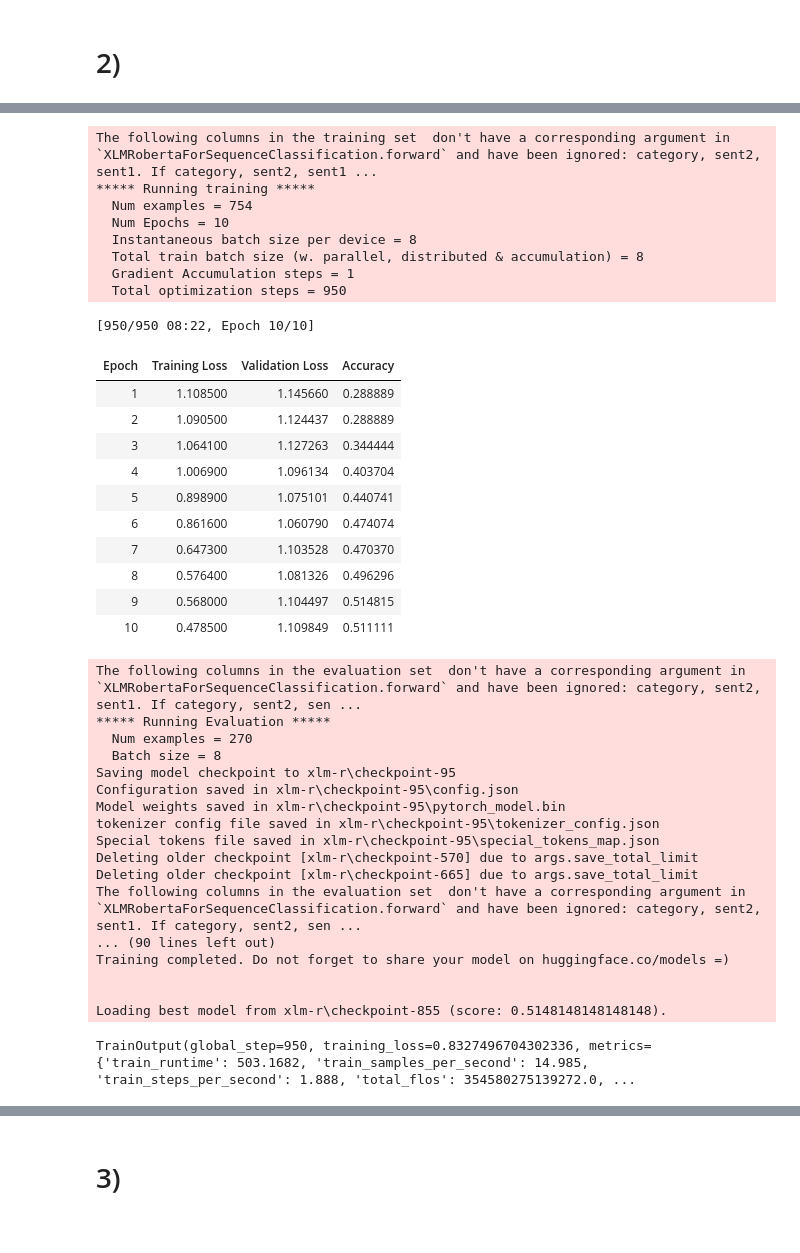
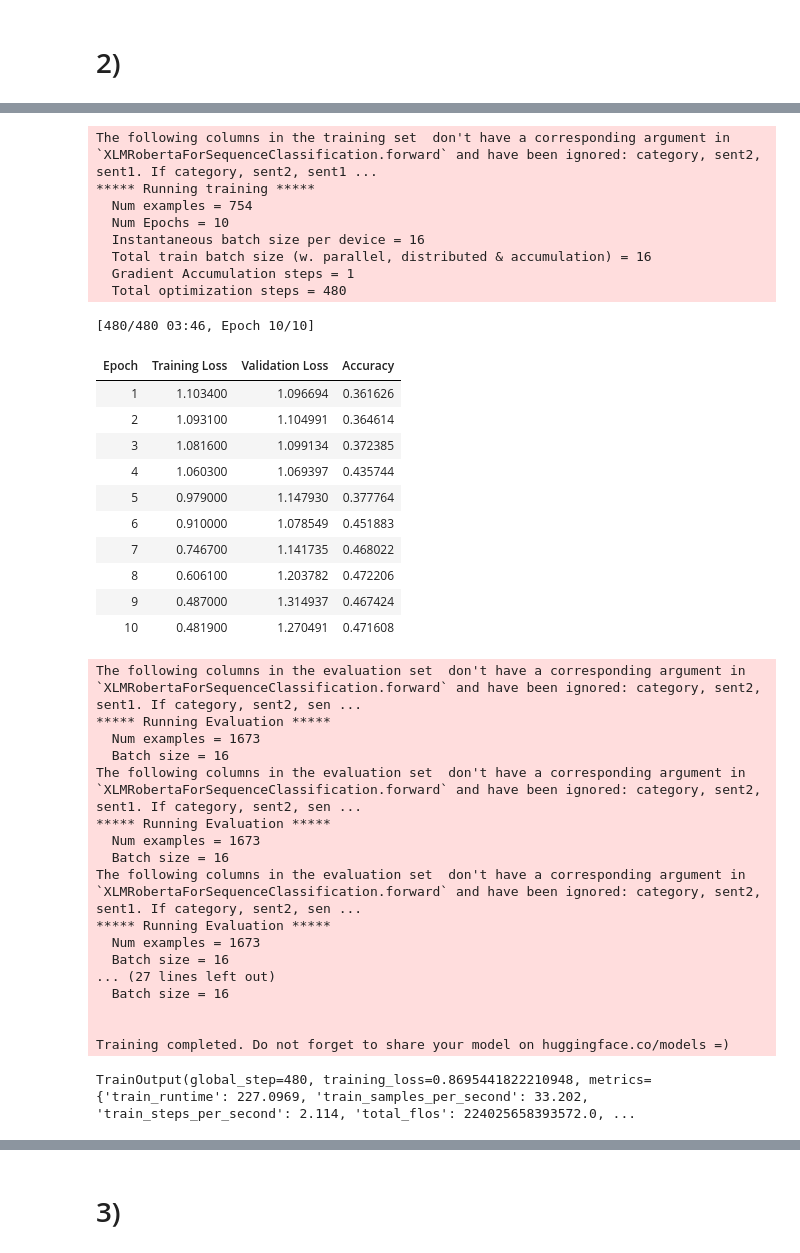
Before and after one commit to mohsenfayyaz/nlp-course-ut, a Jupyter notebook: CA4_Transformers/1_NLI.ipynb, the cells around one changed output, grey strips where cells are left out. Drawn from its saved outputs; the diff is of its cells as text; code cells hidden in the pictures.

```diff
--- a/CA4_Transformers/1_NLI.ipynb
+++ b/CA4_Transformers/1_NLI.ipynb
@@ -97,7 +115,7 @@ def compute_metrics(eval_pred):
 
 str_to_int = {"e": 0, "n": 1, "c": 2}
 def tokenize_function(examples):
-    tokenized_batch = tokenizer(examples["sent1"], examples["sent2"], truncation=True)
+    tokenized_batch = tokenizer(examples["sent1"], examples["sent2"], truncation=True, max_length=128)
     tokenized_batch["label"] = [str_to_int[label] for label in examples["label"]]
     return tokenized_batch
 
@@ -124,65 +141,69 @@ DatasetDict({
 # %%
 training_args = TrainingArguments(
-    output_dir="xlm-r",
+    output_dir="q1_xlm-r",
     evaluation_strategy="epoch",
     save_strategy = "epoch",
     logging_steps = 20,
-    learning_rate=1e-5,
+    learning_rate=2e-5,
     num_train_epochs=10,
-    per_device_train_batch_size=8,
-    per_device_eval_batch_size=8,
+    per_device_train_batch_size=16,
+    per_device_eval_batch_size=16,
+    warmup_steps=100,
     load_best_model_at_end=True,
+    weight_decay=0.001,
     save_total_limit = 1,
-    metric_for_best_model="accuracy"
+    metric_for_best_model="accuracy",
+    group_by_length = True,
+    seed=0
 )
 trainer = Trainer(
     model=model,
     args=training_args,
     train_dataset=tokenized_datasets["train"],
     eval_dataset=tokenized_datasets["validation"],
     tokenizer=tokenizer,
     compute_metrics=compute_metrics,
 )
 trainer.train()
 # %% [output]
 The following columns in the training set  don't have a corresponding argument in `XLMRobertaForSequenceClassification.forward` and have been ignored: category, sent2, sent1. If category, sent2, sent1 ...
 ***** Running training *****
   Num examples = 754
   Num Epochs = 10
-  Instantaneous batch size per device = 8
-  Total train batch size (w. parallel, distributed & accumulation) = 8
+  Instantaneous batch size per device = 16
+  Total train batch size (w. parallel, distributed & accumulation) = 16
   Gradient Accumulation steps = 1
-  Total optimization steps = 950
+  Total optimization steps = 480
-[950/950 08:22, Epoch 10/10]
+[480/480 03:46, Epoch 10/10]
 | Epoch | Training Loss | Validation Loss | Accuracy |
-| 1 | 1.108500 | 1.145660 | 0.288889 |
-| 2 | 1.090500 | 1.124437 | 0.288889 |
-| 3 | 1.064100 | 1.127263 | 0.344444 |
-| 4 | 1.006900 | 1.096134 | 0.403704 |
-| 5 | 0.898900 | 1.075101 | 0.440741 |
-| 6 | 0.861600 | 1.060790 | 0.474074 |
-| 7 | 0.647300 | 1.103528 | 0.470370 |
-| 8 | 0.576400 | 1.081326 | 0.496296 |
-| 9 | 0.568000 | 1.104497 | 0.514815 |
-| 10 | 0.478500 | 1.109849 | 0.511111 |
+| 1 | 1.103400 | 1.096694 | 0.361626 |
+| 2 | 1.093100 | 1.104991 | 0.364614 |
+| 3 | 1.081600 | 1.099134 | 0.372385 |
+| 4 | 1.060300 | 1.069397 | 0.435744 |
+| 5 | 0.979000 | 1.147930 | 0.377764 |
+| 6 | 0.910000 | 1.078549 | 0.451883 |
+| 7 | 0.746700 | 1.141735 | 0.468022 |
+| 8 | 0.606100 | 1.203782 | 0.472206 |
+| 9 | 0.487000 | 1.314937 | 0.467424 |
+| 10 | 0.481900 | 1.270491 | 0.471608 |
 The following columns in the evaluation set  don't have a corresponding argument in `XLMRobertaForSequenceClassification.forward` and have been ignored: category, sent2, sent1. If category, sent2, sen ...
 ***** Running Evaluation *****
-  Num examples = 270
-  Batch size = 8
-Saving model checkpoint to xlm-r\checkpoint-95
-Configuration saved in xlm-r\checkpoint-95\config.json
-Model weights saved in xlm-r\checkpoint-95\pytorch_model.bin
-tokenizer config file saved in xlm-r\checkpoint-95\tokenizer_config.json
-Special tokens file saved in xlm-r\checkpoint-95\special_tokens_map.json
-Deleting older checkpoint [xlm-r\checkpoint-570] due to args.save_total_limit
-Deleting older checkpoint [xlm-r\checkpoint-665] due to args.save_total_limit
+  Num examples = 1673
+  Batch size = 16
 The following columns in the evaluation set  don't have a corresponding argument in `XLMRobertaForSequenceClassification.forward` and have been ignored: category, sent2, sent1. If category, sent2, sen ...
-... (90 lines left out)
-Training completed. Do not forget to share your model on huggingface.co/models =)
+***** Running Evaluation *****
+  Num examples = 1673
+  Batch size = 16
+The following columns in the evaluation set  don't have a corresponding argument in `XLMRobertaForSequenceClassification.forward` and have been ignored: category, sent2, sent1. If category, sent2, sen ...
+***** Running Evaluation *****
+  Num examples = 1673
+  Batch size = 16
+... (27 lines left out)
+  Batch size = 16
 
 
-Loading best model from xlm-r\checkpoint-855 (score: 0.5148148148148148).
+Training completed. Do not forget to share your model on huggingface.co/models =)
-TrainOutput(global_step=950, training_loss=0.8327496704302336, metrics={'train_runtime': 503.1682, 'train_samples_per_second': 14.985, 'train_steps_per_second': 1.888, 'total_flos': 354580275139272.0, ...
+TrainOutput(global_step=480, training_loss=0.8695441822210948, metrics={'train_runtime': 227.0969, 'train_samples_per_second': 33.202, 'train_steps_per_second': 2.114, 'total_flos': 224025658393572.0, ...
 # %%
 trainer.evaluate(tokenized_datasets["test"])
 # %% [output]
```
Also changed, not shown: parts of 6 cells of this notebook, 4 other files.
